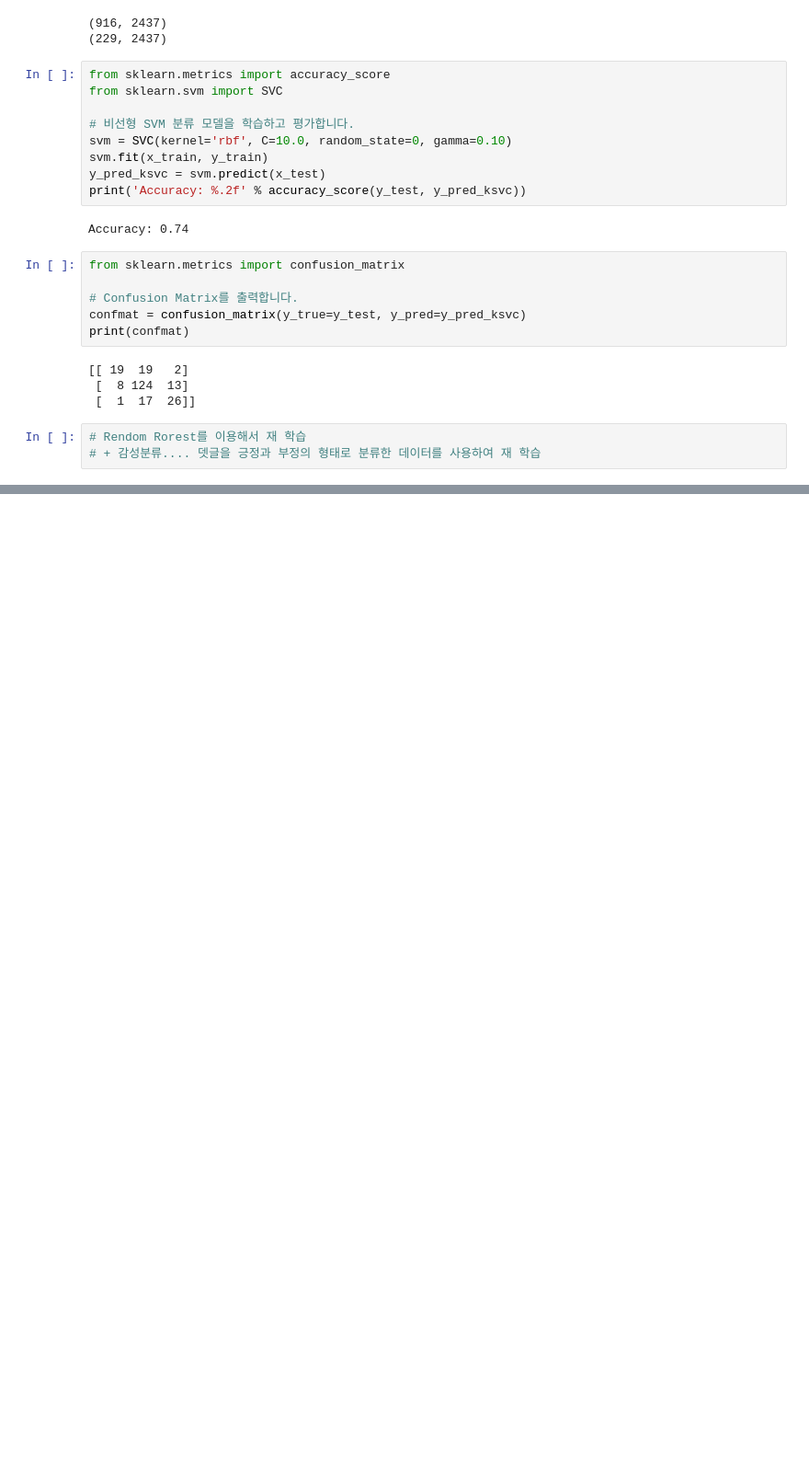
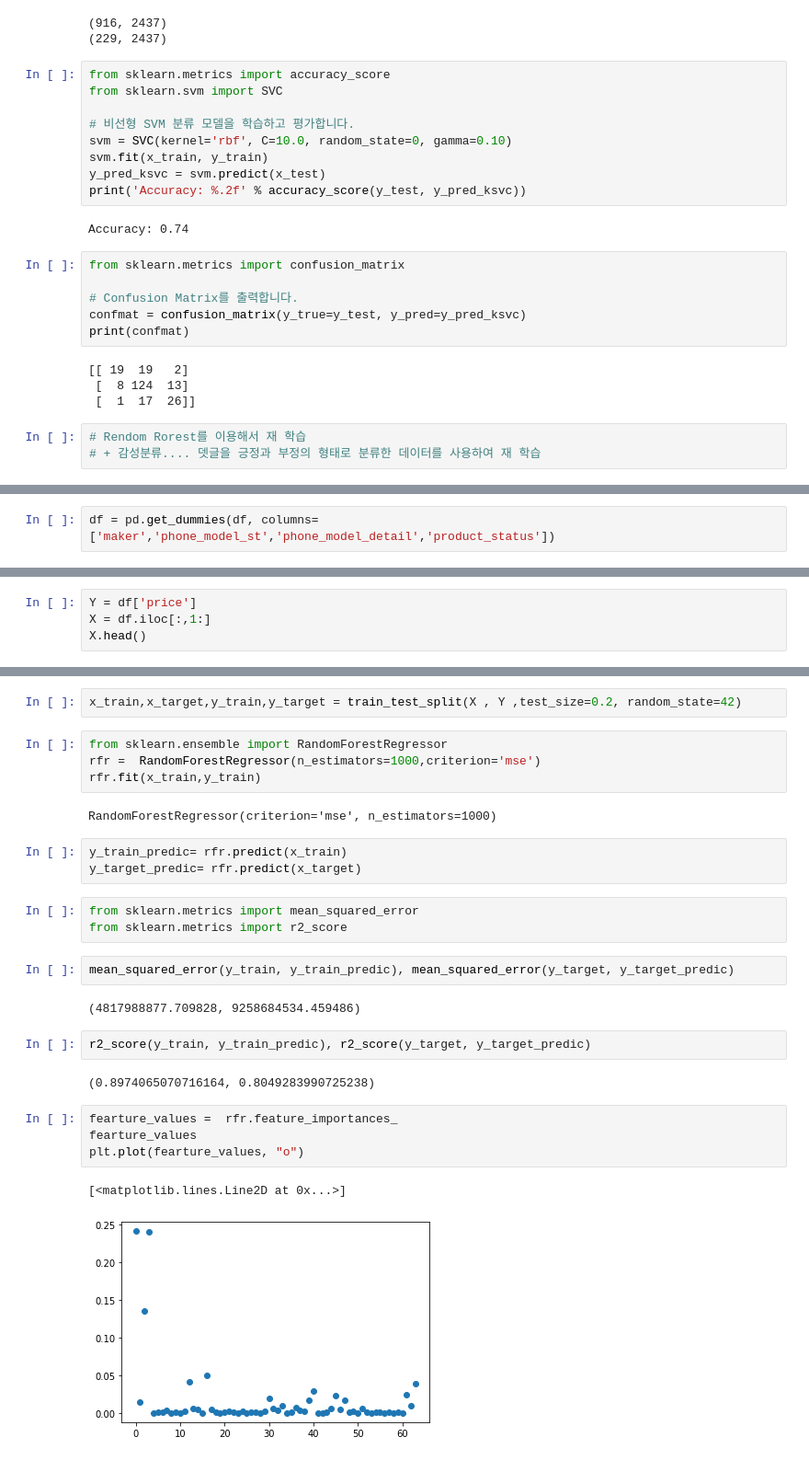
Before and after one commit to soxxun/python, a Jupyter notebook: 20220401/가격예측.ipynb, the cells around one changed output, grey strips where cells are left out. Shown at 92% size. Drawn from its saved outputs; the diff is of its cells as text; blank space fills up the shorter version.

```diff
--- a/20220401/가격예측.ipynb
+++ b/20220401/가격예측.ipynb
@@ -285,0 +318,2 @@ Name: text, Length: 4951, dtype: object
+# %%
+df = pd.get_dummies(df, columns=['maker','phone_model_st','phone_model_detail','product_status'])
@@ -285,0 +330,4 @@ Name: text, Length: 4951, dtype: object
+# %%
+Y = df['price']
+X = df.iloc[:,1:]
+X.head()
@@ -285,0 +342,29 @@ Name: text, Length: 4951, dtype: object
+# %%
+x_train,x_target,y_train,y_target = train_test_split(X , Y ,test_size=0.2, random_state=42)
+# %%
+from sklearn.ensemble import RandomForestRegressor
+rfr =  RandomForestRegressor(n_estimators=1000,criterion='mse')
+rfr.fit(x_train,y_train)
+# %% [output]
+RandomForestRegressor(criterion='mse', n_estimators=1000)
+# %%
+y_train_predic= rfr.predict(x_train)
+y_target_predic= rfr.predict(x_target)
+# %%
+from sklearn.metrics import mean_squared_error
+from sklearn.metrics import r2_score
+# %%
+mean_squared_error(y_train, y_train_predic), mean_squared_error(y_target, y_target_predic)
+# %% [output]
+(4817988877.709828, 9258684534.459486)
+# %%
+r2_score(y_train, y_train_predic), r2_score(y_target, y_target_predic)
+# %% [output]
+(0.8974065070716164, 0.8049283990725238)
+# %%
+fearture_values =  rfr.feature_importances_
+fearture_values
+plt.plot(fearture_values, "o")
+# %% [output]
+[<matplotlib.lines.Line2D at 0x...>]
+[figure, added]
```
Also changed, not shown: parts of 11 cells of this notebook.
